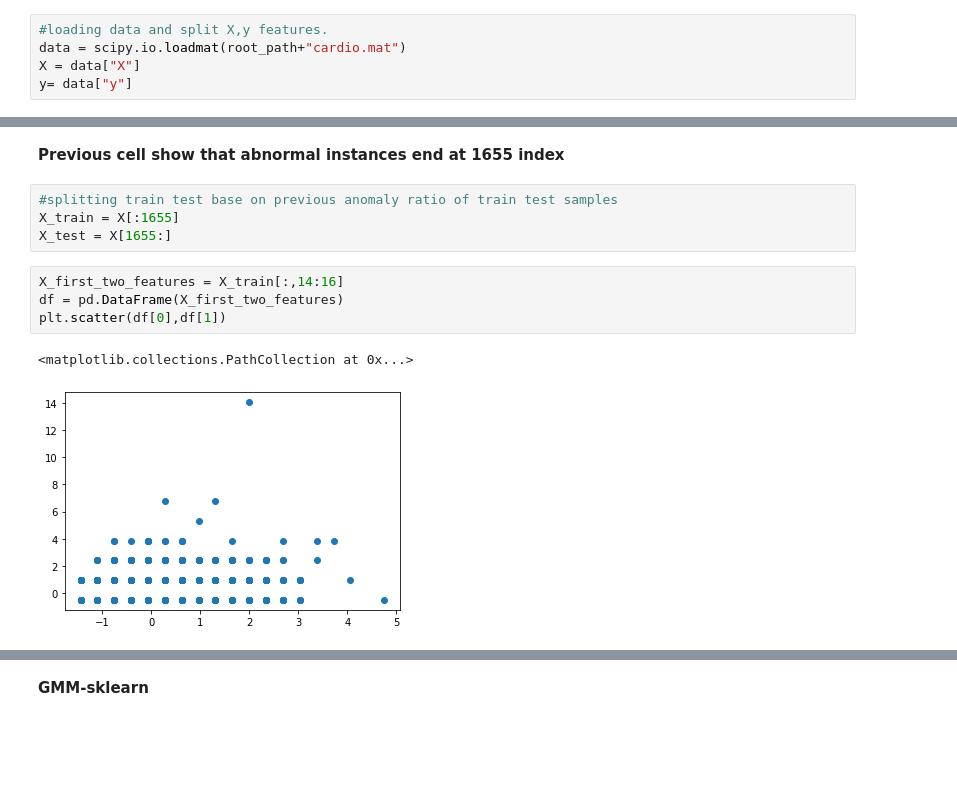
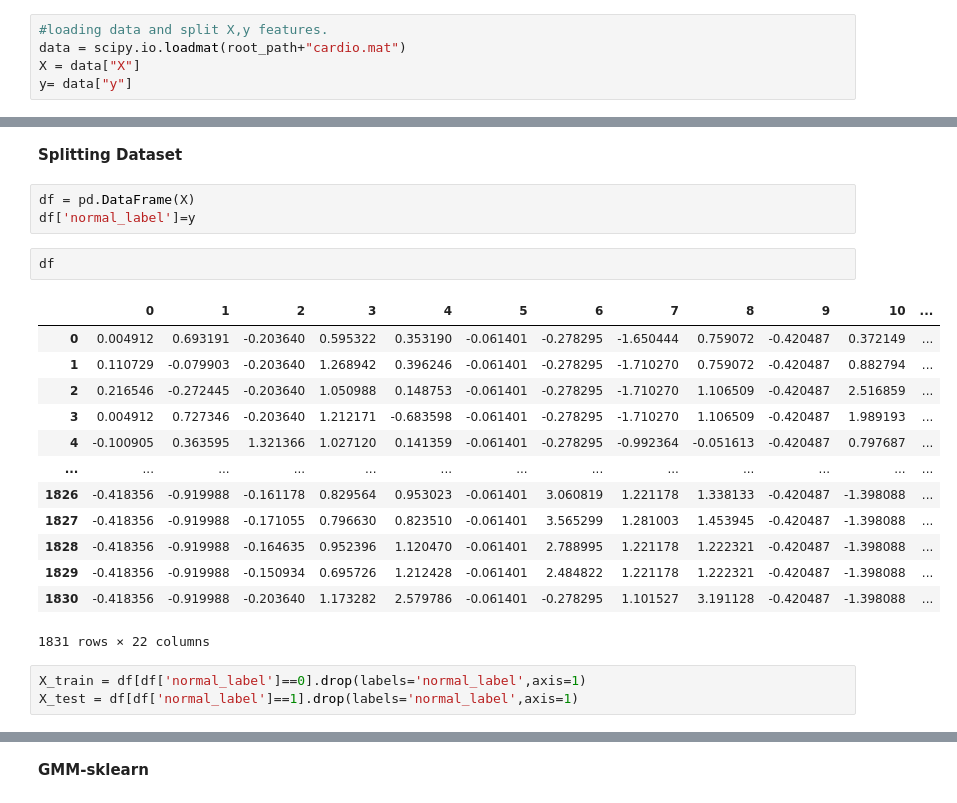
Before and after one commit to 0902338471/GMM-CinnamonAI, a Jupyter notebook: GMM_CinnamonAI.ipynb, the cells around one changed output, grey strips where cells are left out. Drawn from its saved outputs; the diff is of its cells as text; blank space fills up the shorter version.

```diff
--- a/GMM_CinnamonAI.ipynb
+++ b/GMM_CinnamonAI.ipynb
@@ -29,13 +23,24 @@ pd.Series(y[:,0])[1650:1700]
-# %% [markdown]
-**Previous cell show that abnormal instances end at 1655 index**
-# %%
-#splitting train test base on previous anomaly ratio of train test samples
-X_train = X[:1655]
-X_test = X[1655:]
-# %%
-X_first_two_features = X_train[:,14:16]
-df = pd.DataFrame(X_first_two_features)
-plt.scatter(df[0],df[1])
-# %% [output]
-<matplotlib.collections.PathCollection at 0x...>
-[figure, removed]
+# %% [markdown]
+**Splitting Dataset**
+# %%
+df = pd.DataFrame(X)
+df['normal_label']=y
+# %%
+df
+# %% [output]
+|  | 0 | 1 | 2 | 3 | 4 | 5 | 6 | 7 | 8 | 9 | 10 | ... |
+| 0 | 0.004912 | 0.693191 | -0.203640 | 0.595322 | 0.353190 | -0.061401 | -0.278295 | -1.650444 | 0.759072 | -0.420487 | 0.372149 | ... |
+| 1 | 0.110729 | -0.079903 | -0.203640 | 1.268942 | 0.396246 | -0.061401 | -0.278295 | -1.710270 | 0.759072 | -0.420487 | 0.882794 | ... |
+| 2 | 0.216546 | -0.272445 | -0.203640 | 1.050988 | 0.148753 | -0.061401 | -0.278295 | -1.710270 | 1.106509 | -0.420487 | 2.516859 | ... |
+| 3 | 0.004912 | 0.727346 | -0.203640 | 1.212171 | -0.683598 | -0.061401 | -0.278295 | -1.710270 | 1.106509 | -0.420487 | 1.989193 | ... |
+| 4 | -0.100905 | 0.363595 | 1.321366 | 1.027120 | 0.141359 | -0.061401 | -0.278295 | -0.992364 | -0.051613 | -0.420487 | 0.797687 | ... |
+| ... | ... | ... | ... | ... | ... | ... | ... | ... | ... | ... | ... | ... |
+| 1826 | -0.418356 | -0.919988 | -0.161178 | 0.829564 | 0.953023 | -0.061401 | 3.060819 | 1.221178 | 1.338133 | -0.420487 | -1.398088 | ... |
+| 1827 | -0.418356 | -0.919988 | -0.171055 | 0.796630 | 0.823510 | -0.061401 | 3.565299 | 1.281003 | 1.453945 | -0.420487 | -1.398088 | ... |
+| 1828 | -0.418356 | -0.919988 | -0.164635 | 0.952396 | 1.120470 | -0.061401 | 2.788995 | 1.221178 | 1.222321 | -0.420487 | -1.398088 | ... |
+| 1829 | -0.418356 | -0.919988 | -0.150934 | 0.695726 | 1.212428 | -0.061401 | 2.484822 | 1.221178 | 1.222321 | -0.420487 | -1.398088 | ... |
+| 1830 | -0.418356 | -0.919988 | -0.203640 | 1.173282 | 2.579786 | -0.061401 | -0.278295 | 1.101527 | 3.191128 | -0.420487 | -1.398088 | ... |
+1831 rows × 22 columns
+# %%
+X_train = df[df['normal_label']==0].drop(labels='normal_label',axis=1)
+X_test = df[df['normal_label']==1].drop(labels='normal_label',axis=1)
```
Also changed, not shown: parts of 19 cells of this notebook.
